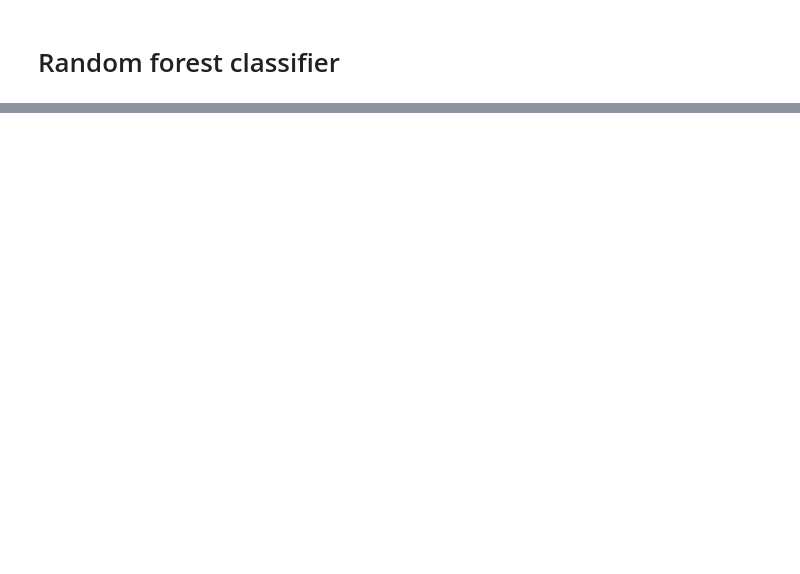
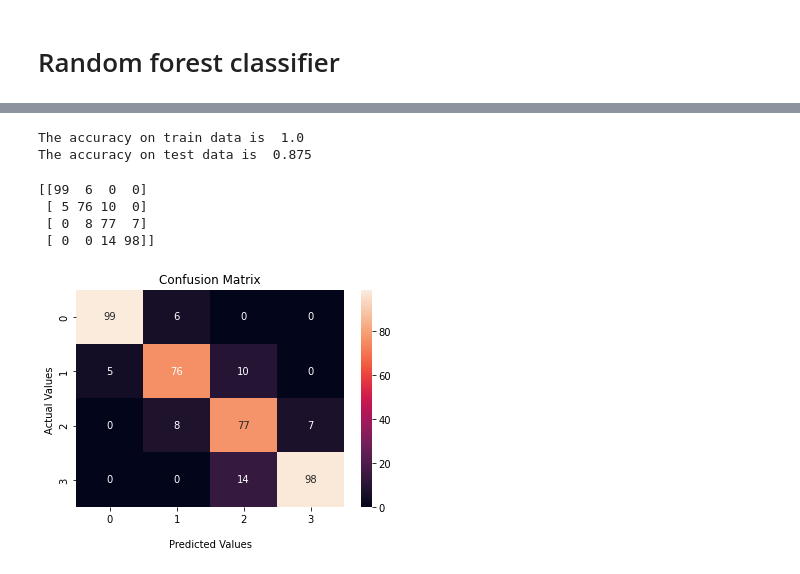
Before and after one commit to charann90/Mobile-Price-Range-Prediction, a Jupyter notebook: Mobile_price_Range_Prediction.ipynb, the cells around one changed output, grey strips where cells are left out. Saved outputs shown, nothing was run; the diff lists cells and outputs as text; code cells hidden in the pictures; blank space fills up the shorter version.

```diff
--- a/Mobile_price_Range_Prediction.ipynb
+++ b/Mobile_price_Range_Prediction.ipynb
@@ -503,5 +604,15 @@ ValueError: ignored
 from sklearn.preprocessing import OneHotEncoder
 from sklearn.model_selection import GridSearchCV
 from sklearn.model_selection import RandomizedSearchCV
+# %%
+x_train,x_test,y_train,y_test= train_test_split(x,y, test_size=0.2,random_state=42)
+
+scaler = StandardScaler()
+scale=scaler.fit(x_train)
+x_train_scaled=scale.transform(x_train)
+x_test_scaled=scale.transform(x_test)
 # %%
 from sklearn.ensemble import RandomForestClassifier
+# %%
+clf1= RandomForestClassifier()
+clf1.fit(x_train_scaled,y_train)
@@ -507,0 +621,3 @@ from sklearn.ensemble import RandomForestClassifier
+# %%
+test_class_pred=clf1.predict(x_test_scaled)
+train_class_pred=clf1.predict(x_train_scaled)
@@ -507,0 +642,31 @@ from sklearn.ensemble import RandomForestClassifier
+# %%
+# Get the accuracy scores
+train_accuracy = accuracy_score(train_class_pred,y_train)
+test_accuracy = accuracy_score(test_class_pred,y_test)
+
+print("The accuracy on train data is ", train_accuracy)
+print("The accuracy on test data is ", test_accuracy)
+# %% [output]
+The accuracy on train data is  1.0
+The accuracy on test data is  0.875
+# %%
+#Generate the confusion matrix
+cf_matrix = confusion_matrix(y_test, test_class_pred)
+print(cf_matrix)
+ax = sns.heatmap(cf_matrix, annot=True)
+labels = ['0', '1', '2', '3']
+
+ax.set_title('Confusion Matrix');
+ax.set_xlabel('\nPredicted Values')
+ax.set_ylabel('Actual Values ')
+
+ax.xaxis.set_ticklabels(labels)
+ax.yaxis.set_ticklabels(labels)
+
+plt.show()
+# %% [output]
+[[99  6  0  0]
+ [ 5 76 10  0]
+ [ 0  8 77  7]
+ [ 0  0 14 98]]
+[figure, added]
```
Also changed, not shown: parts of 50 cells of this notebook.
